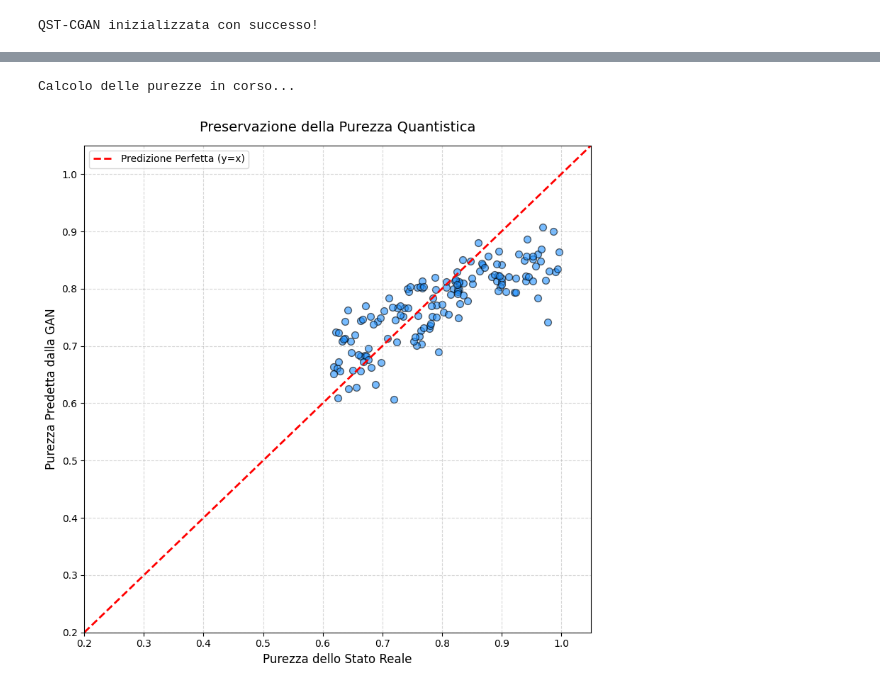
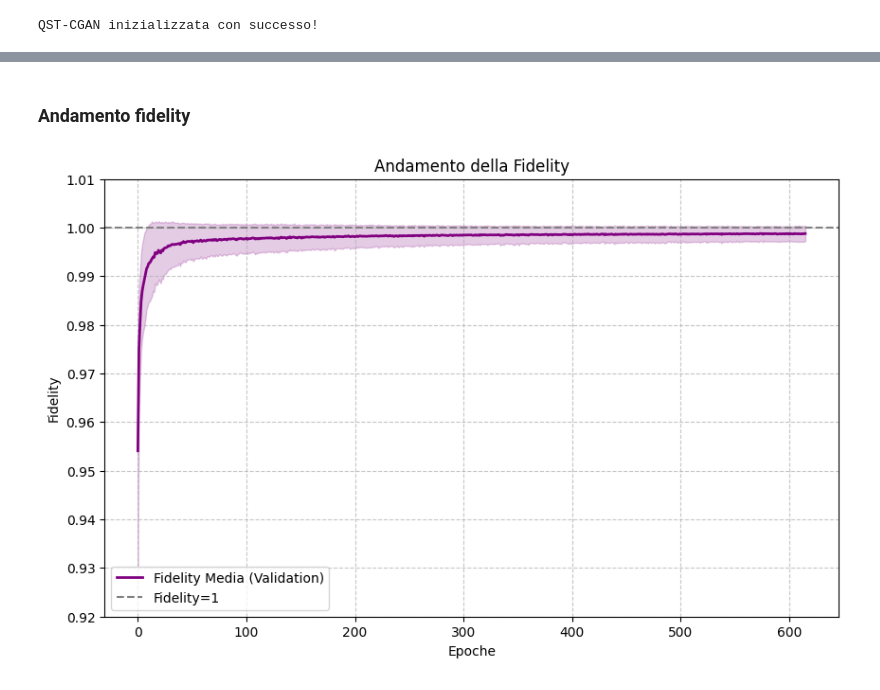
Before and after one commit to elered/qst, a Jupyter notebook: qst.ipynb, the cells around one changed output, grey strips where cells are left out. Drawn from its saved outputs; the diff is of its cells as text; code cells hidden in the pictures.

```diff
--- a/qst.ipynb
+++ b/qst.ipynb
@@ -686,49 +762,27 @@ Rumore: 0.20 | Fidelity Media: 0.8623
-# %%
-def calcola_purezza(rho_matrice):
-    # La purezza è la traccia del quadrato della matrice densità
-    return np.real(np.trace(np.dot(rho_matrice, rho_matrice)))
-
-purezze_vere = []
-purezze_generate = []
-
-print("Calcolo delle purezze in corso...")
-
-generatore.eval()
-with torch.no_grad():
-    rho_previste_test, _ = generatore(X_test)
-
-for i in range(len(y_test)):
-    # 1. Ricostruiamo e calcoliamo la purezza della matrice VERA
-    y_vero_flat = y_test[i].numpy()
-    rho_vera_complex = (y_vero_flat[:16] + 1j * y_vero_flat[16:]).reshape(4, 4)
-    pur_vera = calcola_purezza(rho_vera_complex)
-    purezze_vere.append(pur_vera)
-
-    # 2. Calcoliamo la purezza della matrice GENERATA dalla GAN
-    rho_gen_complex = rho_previste_test[i].numpy()
-    pur_gen = calcola_purezza(rho_gen_complex)
-    purezze_generate.append(pur_gen)
-
-# --- DISEGNIAMO IL GRAFICO ---
-plt.figure(figsize=(8, 8)) # Quadrato perfetto per far risaltare la diagonale
-
-# Scatter plot dei punti
-plt.scatter(purezze_vere, purezze_generate, color='dodgerblue', alpha=0.6, edgecolors='k', s=50)
-
-# Disegniamo la bisettrice ideale (y = x)
-# Se la rete è perfetta, tutti i punti cadranno esattamente su questa linea
-plt.plot([0.2, 1.05], [0.2, 1.05], color='red', linestyle='--', linewidth=2, label='Predizione Perfetta (y=x)')
-
-plt.title("Preservazione della Purezza Quantistica", fontsize=14, pad=15)
-plt.xlabel("Purezza dello Stato Reale", fontsize=12)
-plt.ylabel("Purezza Predetta dalla GAN", fontsize=12)
-plt.xlim(0.2, 1.05)
-plt.ylim(0.2, 1.05)
-plt.grid(True, linestyle='--', alpha=0.5)
-plt.legend()
-plt.tight_layout()
-plt.savefig("Immagini/purezza_confronto.pdf", format='pdf')
-plt.show()
-# %% [output]
-Calcolo delle purezze in corso...
-[figure, removed]
+# %% [markdown]
+### Andamento fidelity
+# %%
+dati = torch.load('storia_addestramento.pt', weights_only=False)
+
+fid_medie = np.array(dati['fidelity_val'])
+fid_std = np.array(dati['fidelity_std'])
+epoche = np.arange(len(fid_medie))
+
+plt.figure(figsize=(10, 6))
+
+plt.plot(epoche, fid_medie, color='purple', label='Fidelity Media (Validation)', linewidth=2)
+
+plt.fill_between(epoche, fid_medie - fid_std, fid_medie + fid_std, color='purple', alpha=0.2)
+
+plt.axhline(y=1.0, color='gray', linestyle='--', label='Fidelity=1')
+
+plt.title('Andamento della Fidelity')
+plt.xlabel('Epoche')
+plt.ylabel('Fidelity')
+plt.ylim(0.92, 1.01)
+plt.legend()
+plt.grid(linestyle='--', alpha=0.7)
+plt.savefig("Immagini/andamento_fidelity.pdf", format='pdf')
+plt.show()
+# %% [output]
+[figure, added]
```
Also changed, not shown: parts of 38 cells of this notebook, 15 other files.
